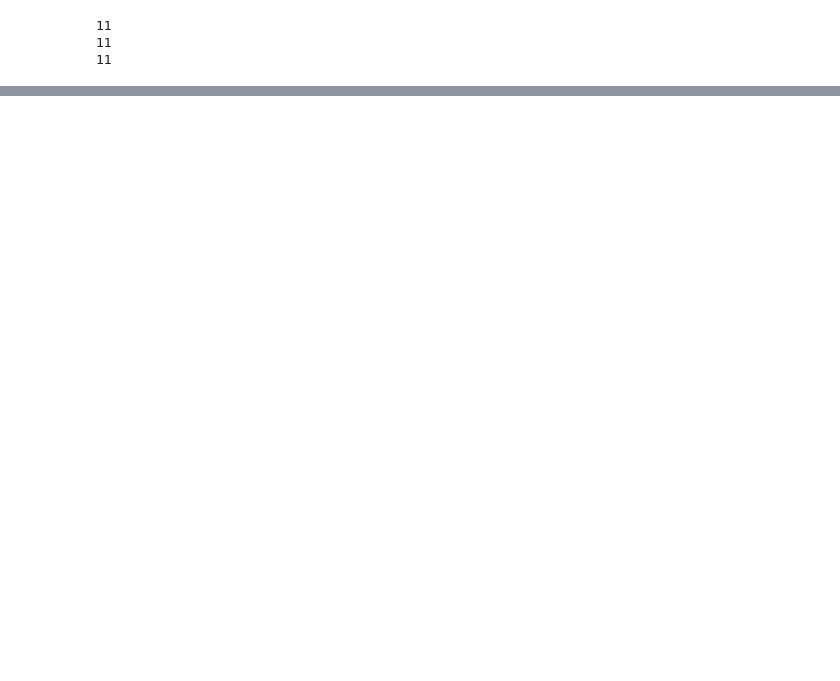
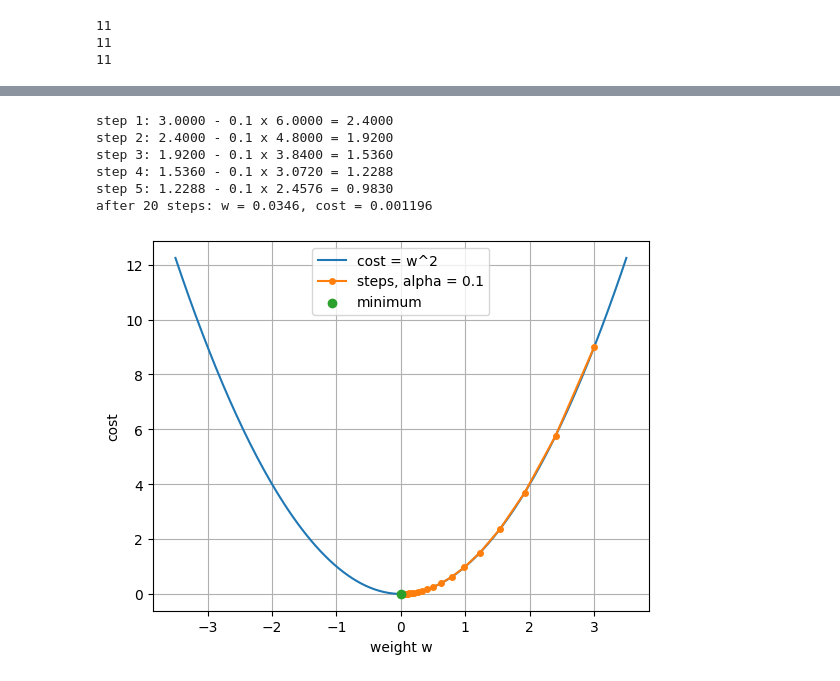
Before and after one commit to AdhiDevX369/ml-begginer, a Jupyter notebook: week2/Week_02_Maths_Behind_ML_Support.ipynb, the cells around one changed output, grey strips where cells are left out. Drawn from its saved outputs; the diff is of its cells as text; code cells hidden in the pictures; blank space fills up the shorter version.

```diff
--- a/week2/Week_02_Maths_Behind_ML_Support.ipynb
+++ b/week2/Week_02_Maths_Behind_ML_Support.ipynb
@@ -517,0 +432,33 @@ print("std (samp):     ", round(np.sqrt(var_sample), 3))
+# %%
+def cost(w):
+    return w ** 2
+
+def slope(w):
+    return 2 * w
+
+def gradient_descent(w, lr, steps):
+    history = [w]
+    for _ in range(steps):
+        w = w - lr * slope(w)
+        history.append(w)
+    return np.array(history)
+
+hist = gradient_descent(w=3.0, lr=0.1, steps=20)
+for i in range(5):
+    print(f"step {i + 1}: {hist[i]:.4f} - 0.1 x {slope(hist[i]):.4f} = {hist[i + 1]:.4f}")
+print(f"after 20 steps: w = {hist[-1]:.4f}, cost = {cost(hist[-1]):.6f}")
+
+ws = np.linspace(-3.5, 3.5, 200)
+plt.plot(ws, cost(ws), label="cost = w^2")
+plt.plot(hist, cost(hist), "o-", color="tab:orange", ms=4, label="steps, alpha = 0.1")
+plt.scatter([0], [0], color="tab:green", zorder=3, label="minimum")
+plt.xlabel("weight w"); plt.ylabel("cost"); plt.grid(True); plt.legend()
+plt.show()
+# %% [output]
+step 1: 3.0000 - 0.1 x 6.0000 = 2.4000
+step 2: 2.4000 - 0.1 x 4.8000 = 1.9200
+step 3: 1.9200 - 0.1 x 3.8400 = 1.5360
+step 4: 1.5360 - 0.1 x 3.0720 = 1.2288
+step 5: 1.2288 - 0.1 x 2.4576 = 0.9830
+after 20 steps: w = 0.0346, cost = 0.001196
+[figure, added]
```
Also changed, not shown: parts of 106 cells of this notebook, 2 other files.
